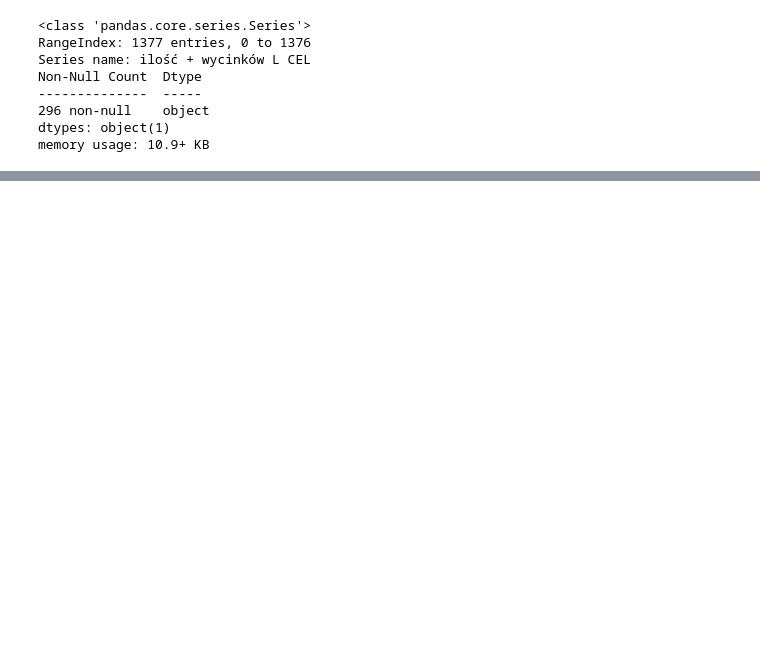
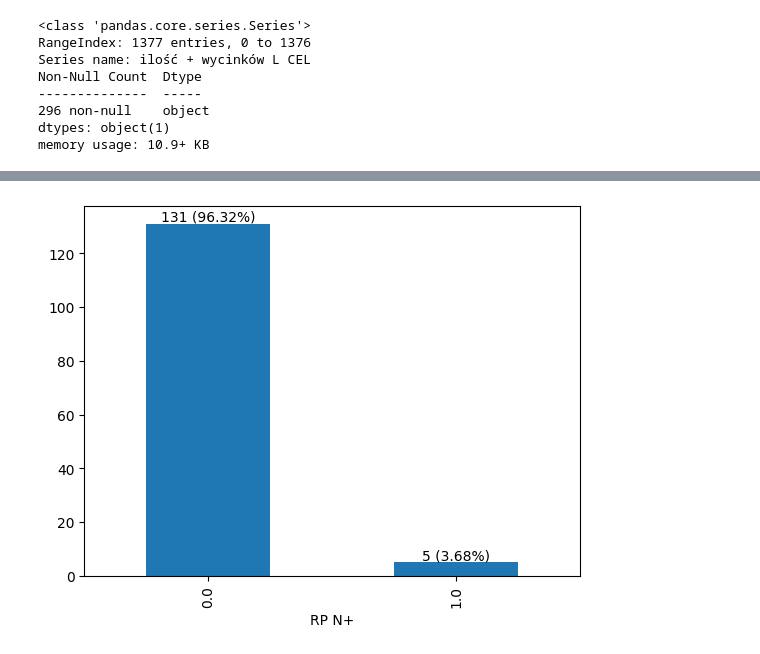
Before and after one commit to PiotrRenk/microscopic-epe-proj, a Jupyter notebook: notebooks/new_db_analysis.ipynb, the cells around one changed output, grey strips where cells are left out. Saved outputs shown, nothing was run; the diff lists cells and outputs as text; code cells hidden in the pictures; blank space fills up the shorter version.

```diff
--- a/notebooks/new_db_analysis.ipynb
+++ b/notebooks/new_db_analysis.ipynb
@@ -136,0 +274,4 @@ memory usage: 10.9+ KB
+# %%
+check_split(df_test, "RP N+")
+# %% [output]
+[figure, added]
```
Also changed, not shown: parts of 26 cells of this notebook, 1 other file.
